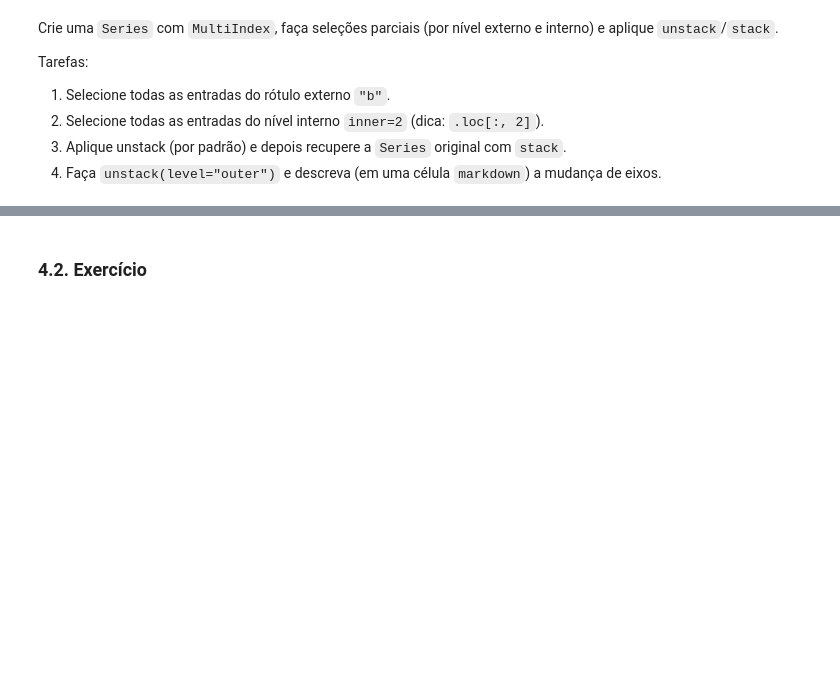
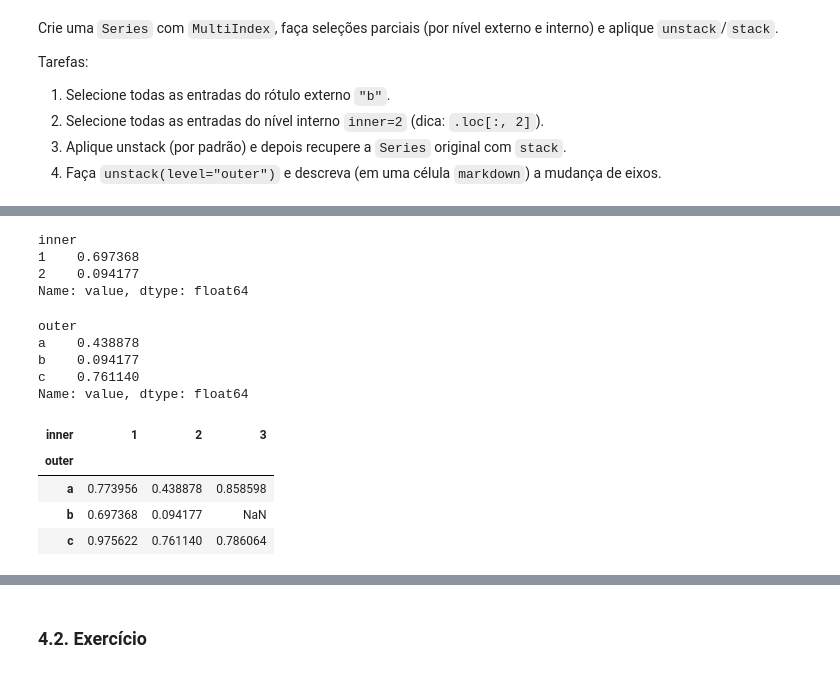
Before and after one commit to Somutt/revisao_py, a Jupyter notebook: 01_python_fundamentals/module05.ipynb, the cells around one changed output, grey strips where cells are left out. Saved outputs shown, nothing was run; the diff lists cells and outputs as text; code cells hidden in the pictures; blank space fills up the shorter version.

```diff
--- a/01_python_fundamentals/module05.ipynb
+++ b/01_python_fundamentals/module05.ipynb
@@ -1591,0 +1537,8 @@ inner
+# %%
+rng = np.random.default_rng(42)
+
+ex = pd.Series(rng.uniform(size=8),
+               index=pd.MultiIndex.from_arrays([['a', 'a', 'a', 'b', 'b', 'c', 'c', 'c'], [1, 2, 3, 1, 2, 1, 2, 3]], names=['outer', 'inner']),
+               name='value')
+
+ex
@@ -1591,0 +1556,25 @@ inner
+# %%
+ex.loc['b']
+# %% [output]
+inner
+1    0.697368
+2    0.094177
+Name: value, dtype: float64
+# %%
+ex.loc[:, 2]
+# %% [output]
+outer
+a    0.438878
+b    0.094177
+c    0.761140
+Name: value, dtype: float64
+# %%
+ex_unstacked = ex.unstack()
+
+ex_unstacked
+# %% [output]
+| inner | 1 | 2 | 3 |
+| outer |  |  |  |
+| a | 0.773956 | 0.438878 | 0.858598 |
+| b | 0.697368 | 0.094177 | NaN |
+| c | 0.975622 | 0.761140 | 0.786064 |
```
Also changed, not shown: parts of 21 cells of this notebook.
